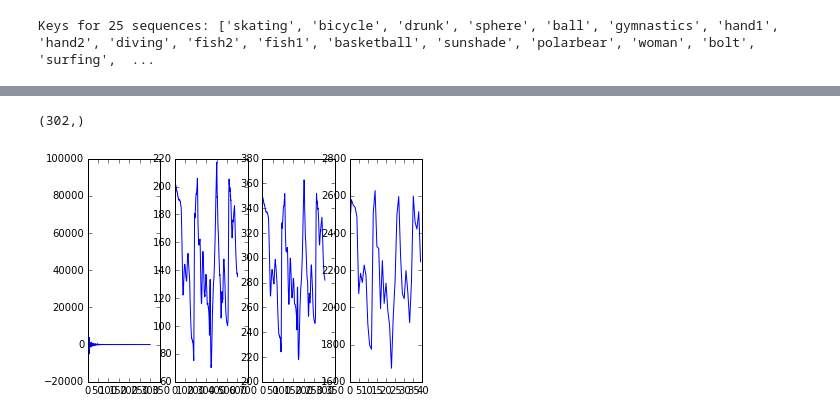
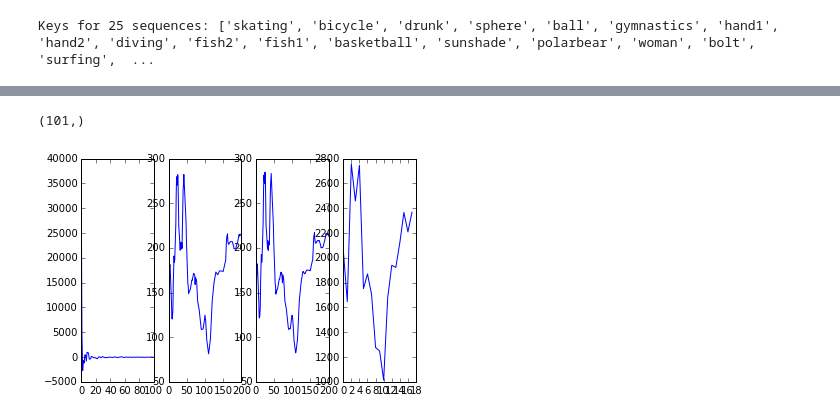
Before and after one commit to jccaicedo/localization-agent, a Jupyter notebook: notebooks/Trajectory generative model.ipynb, the cells around one changed output, grey strips where cells are left out. Cells and saved outputs as stored; diff of their text form; code cells hidden in the pictures.

```diff
--- a/notebooks/Trajectory generative model.ipynb
+++ b/notebooks/Trajectory generative model.ipynb
@@ -144,15 +154,16 @@ Sample index: 48
 # %%
 import numpy.fft
-fft = numpy.fft.rfft(trajectories['ball'][:,0])
+sampleKey = numpy.random.choice(trajectories.keys())
+fft = numpy.fft.rfft(trajectories[sampleKey][:,0])
 matplotlib.pyplot.subplot(1,4,1)
 matplotlib.pyplot.plot(fft)
 matplotlib.pyplot.subplot(1,4,2)
-matplotlib.pyplot.plot(trajectories['ball'][:,0])
+matplotlib.pyplot.plot(trajectories[sampleKey][:,0])
 matplotlib.pyplot.subplot(1,4,3)
-matplotlib.pyplot.plot(numpy.fft.ifft(fft))
+matplotlib.pyplot.plot(numpy.fft.irfft(fft))
 matplotlib.pyplot.subplot(1,4,4)
-matplotlib.pyplot.plot(numpy.fft.ifft(fft[:40]))
+matplotlib.pyplot.plot(numpy.fft.irfft(fft[:10]))
 print fft.shape
 # %% [output]
-(302,)
+(101,)
-[figure, old version]
+[figure, new version]
```
Also changed, not shown: parts of 7 cells of this notebook.
